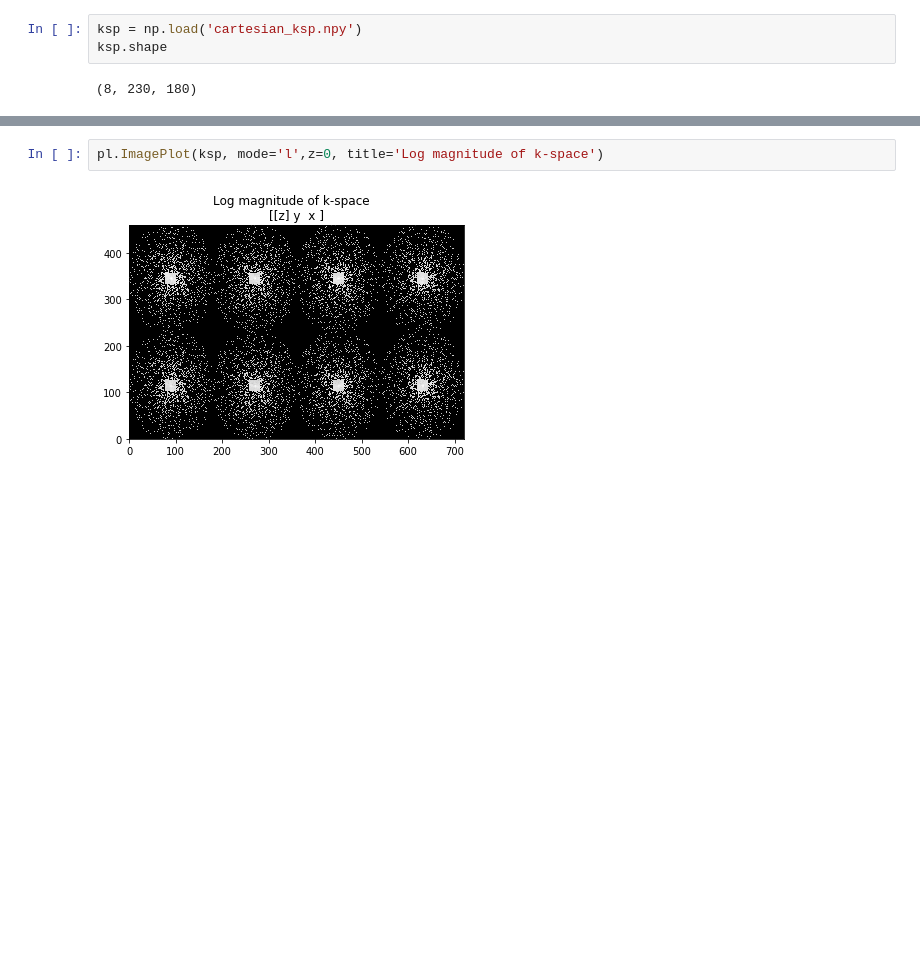
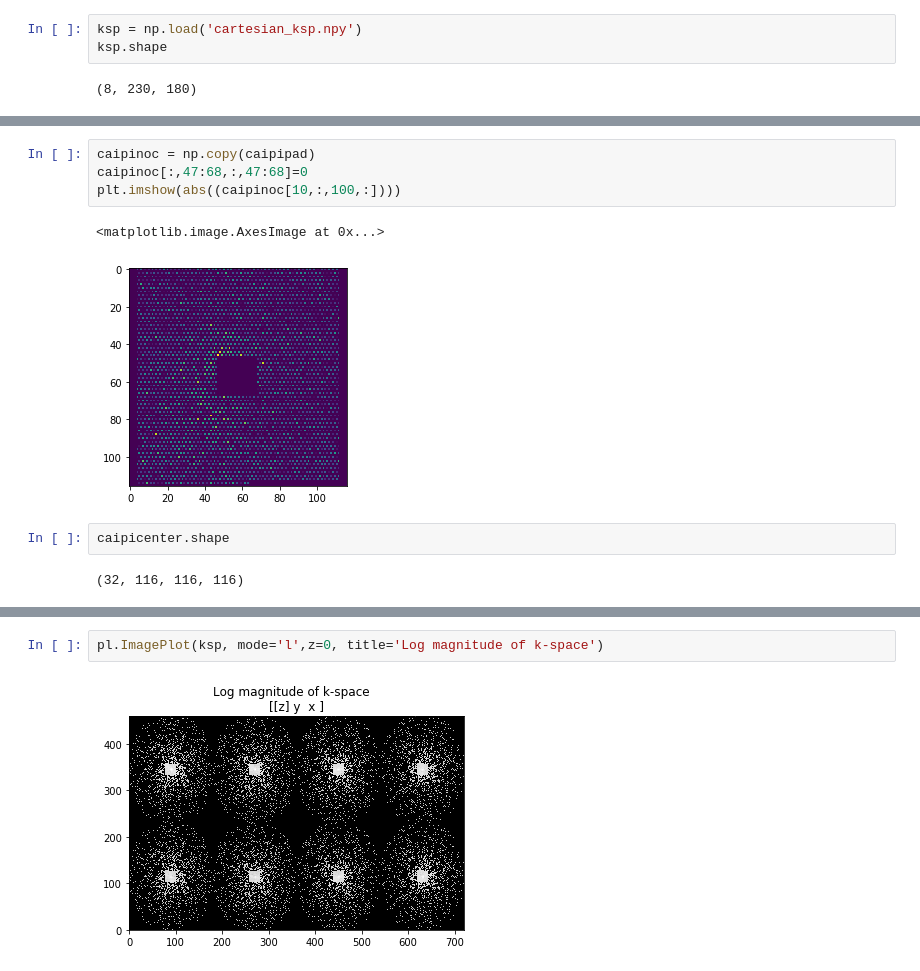
Before and after one commit to AhmadSJ/SENSE-and-CAIPIRINHA-in-Python, a Jupyter notebook: SENSE/ReconDevelopment_Nikos-CAIPI.ipynb, the cells around one changed output, grey strips where cells are left out. Drawn from its saved outputs; the diff is of its cells as text; blank space fills up the shorter version.

```diff
--- a/SENSE/ReconDevelopment_Nikos-CAIPI.ipynb
+++ b/SENSE/ReconDevelopment_Nikos-CAIPI.ipynb
@@ -43,0 +57,11 @@ data_complex[6].shape
+# %%
+caipinoc = np.copy(caipipad)
+caipinoc[:,47:68,:,47:68]=0
+plt.imshow(abs((caipinoc[10,:,100,:])))
+# %% [output]
+<matplotlib.image.AxesImage at 0x...>
+[figure, added]
+# %%
+caipicenter.shape
+# %% [output]
+(32, 116, 116, 116)
```
Also changed, not shown: parts of 90 cells of this notebook, 2 other files.
